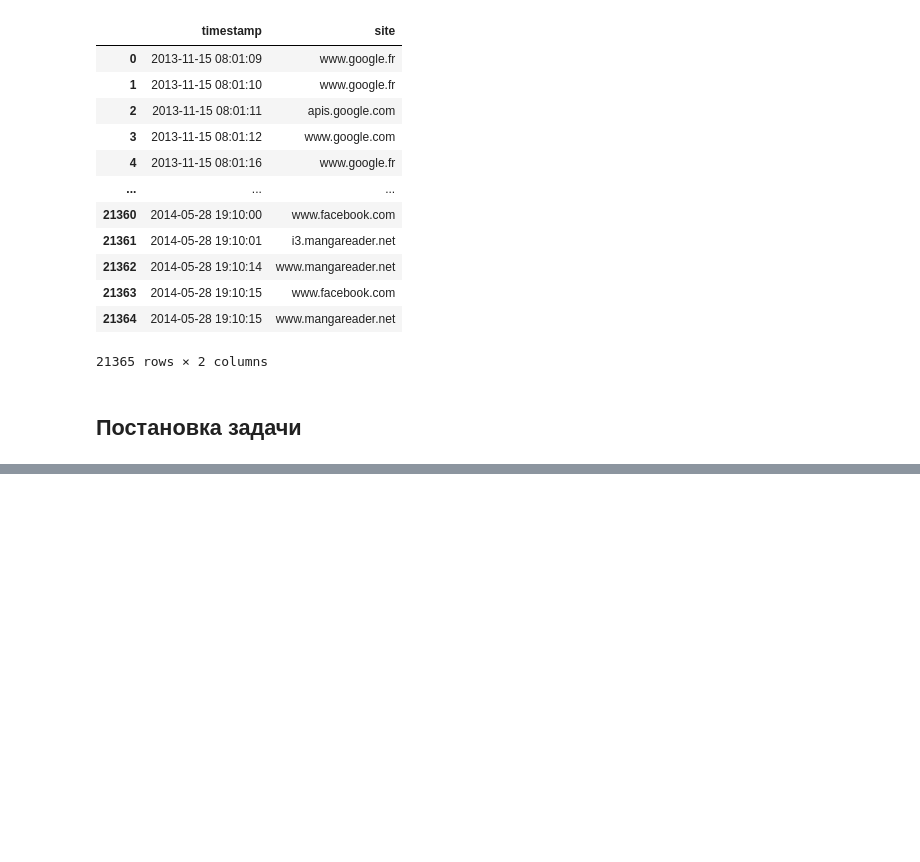
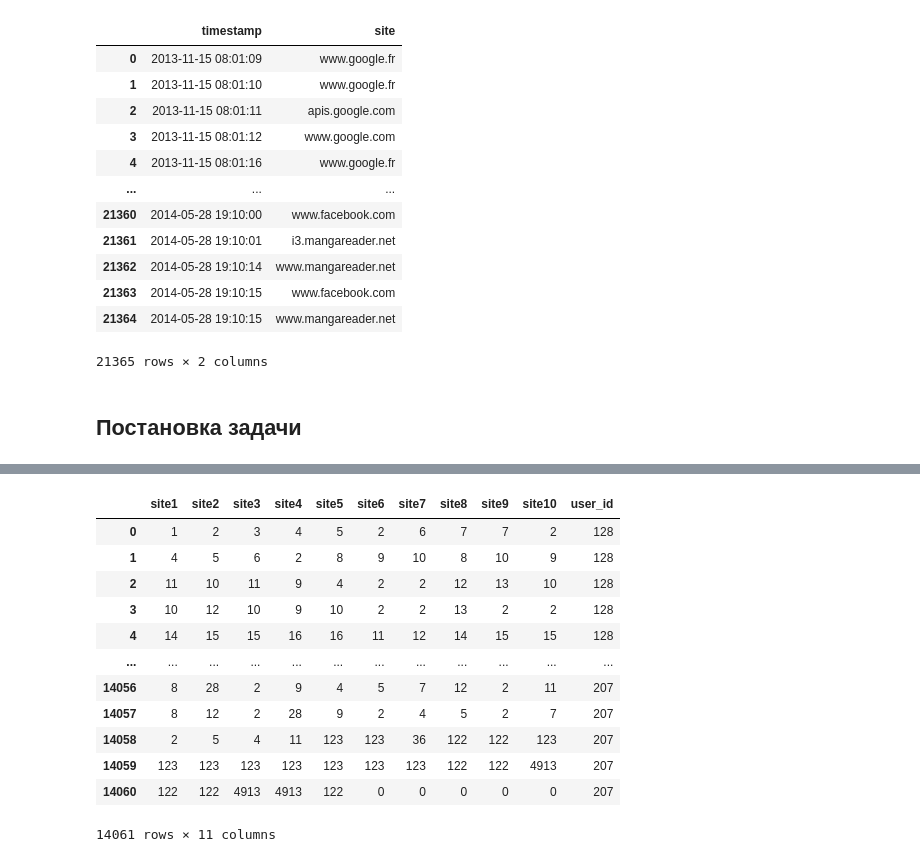
Before and after one commit to Uniholder/Specialization-Yandex-MIPT, a Jupyter notebook: 6_Final_projects/1_user_identification/week7_report.ipynb, the cells around one changed output, grey strips where cells are left out. Cells and saved outputs as stored; diff of their text form; code cells hidden in the pictures; blank space fills up the shorter version.

```diff
--- a/6_Final_projects/1_user_identification/week7_report.ipynb
+++ b/6_Final_projects/1_user_identification/week7_report.ipynb
@@ -138,0 +178,34 @@ pd.read_csv(os.path.join(PATH_TO_DATA, '150users/user0006.csv'))
+# %%
+def prepare_train_set(path_to_csv_files, session_length=10):
+    site_dict = {} # словарь для задания
+    site_map = {0: 0} # удобный словарь для маппинга сайтов в айдишники
+    train_set = []
+    user_ids = [] # user_id сохраняем в отдельный список, потом удобно его вставить в датафрейм
+    site_id = 1
+    for file in tqdm(glob(path_to_csv_files + '/*')):
+        user_id = int(os.path.splitext(os.path.basename(file))[0][-4:])
+        with open(file) as reader:
+            reader.readline() # пропускаем первую строку
+            # читаем батчами по session_length строк
+            for batch in iter(lambda: tuple(islice(reader, session_length)), ()):
+                sites = list(map(lambda x: x.split(',')[1].strip(), batch))
+                # обновляем словари
+                for site in sites:
+                    if site not in site_dict:
+                        site_map[site] = site_id
+                        site_dict[site] = (site_id, 1)
+                        site_id += 1
+                    else:
+                        t = site_dict[site]
+                        site_dict[site] = (t[0], t[1] + 1)
+                user_ids.append(user_id)
+                train_set.append(sites)
+    train_set = pd.DataFrame(train_set, columns=[f'site{i+1}' for i in range(session_length)]).fillna(0)
+    train_set = train_set.applymap(lambda x: site_map[x] if type(x)==str else x)
+    train_set['user_id'] = user_ids
+    return train_set, site_dict
+# %%
+%%time
+train_data_toy, site_freq_3users = prepare_train_set(os.path.join(PATH_TO_DATA, '3users'))
+train_data_10users, site_freq_10users = prepare_train_set(os.path.join(PATH_TO_DATA, '10users'))
+train_data_150users, site_freq_150users = prepare_train_set(os.path.join(PATH_TO_DATA, '150users'))
@@ -138,0 +425,16 @@ pd.read_csv(os.path.join(PATH_TO_DATA, '150users/user0006.csv'))
+# %%
+train_data_10users
+# %% [output]
+|  | site1 | site2 | site3 | site4 | site5 | site6 | site7 | site8 | site9 | site10 | user_id |
+| 0 | 1 | 2 | 3 | 4 | 5 | 2 | 6 | 7 | 7 | 2 | 128 |
+| 1 | 4 | 5 | 6 | 2 | 8 | 9 | 10 | 8 | 10 | 9 | 128 |
+| 2 | 11 | 10 | 11 | 9 | 4 | 2 | 2 | 12 | 13 | 10 | 128 |
+| 3 | 10 | 12 | 10 | 9 | 10 | 2 | 2 | 13 | 2 | 2 | 128 |
+| 4 | 14 | 15 | 15 | 16 | 16 | 11 | 12 | 14 | 15 | 15 | 128 |
+| ... | ... | ... | ... | ... | ... | ... | ... | ... | ... | ... | ... |
+| 14056 | 8 | 28 | 2 | 9 | 4 | 5 | 7 | 12 | 2 | 11 | 207 |
+| 14057 | 8 | 12 | 2 | 28 | 9 | 2 | 4 | 5 | 2 | 7 | 207 |
+| 14058 | 2 | 5 | 4 | 11 | 123 | 123 | 36 | 122 | 122 | 123 | 207 |
+| 14059 | 123 | 123 | 123 | 123 | 123 | 123 | 123 | 122 | 122 | 4913 | 207 |
+| 14060 | 122 | 122 | 4913 | 4913 | 122 | 0 | 0 | 0 | 0 | 0 | 207 |
+14061 rows × 11 columns
```
Also changed, not shown: parts of 29 cells of this notebook, 1 other file.
